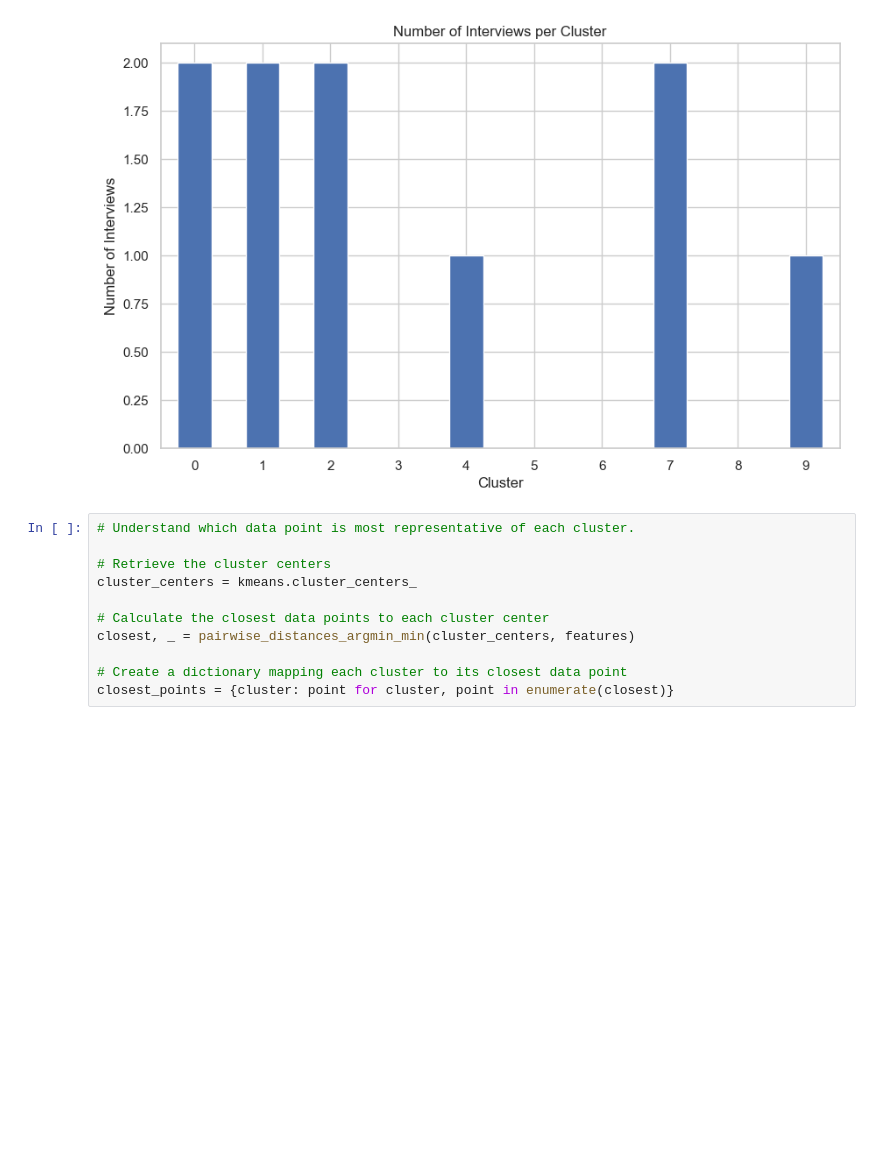
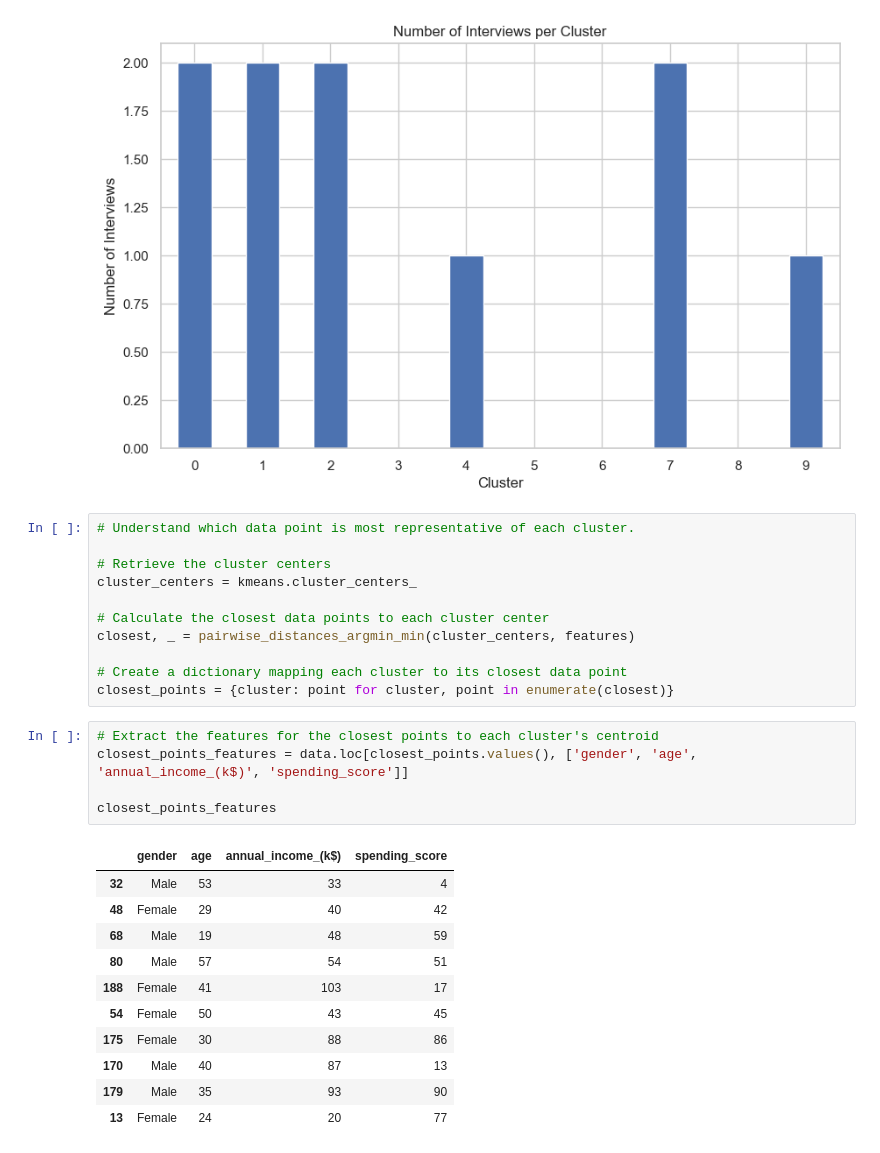
Before and after one commit to JamisonProctor/interviewed_customer_relationship_clusterer, a Jupyter notebook: interviewed_clusterer.ipynb, the cells around one changed output. Drawn from its saved outputs; the diff is of its cells as text; blank space fills up the shorter version.

```diff
--- a/interviewed_clusterer.ipynb
+++ b/interviewed_clusterer.ipynb
@@ -313,3 +311,20 @@ closest, _ = pairwise_distances_argmin_min(cluster_centers, features)
 
 # Create a dictionary mapping each cluster to its closest data point
 closest_points = {cluster: point for cluster, point in enumerate(closest)}
+# %%
+# Extract the features for the closest points to each cluster's centroid
+closest_points_features = data.loc[closest_points.values(), ['gender', 'age', 'annual_income_(k$)', 'spending_score']]
+
+closest_points_features
+# %% [output]
+|  | gender | age | annual_income_(k$) | spending_score |
+| 32 | Male | 53 | 33 | 4 |
+| 48 | Female | 29 | 40 | 42 |
+| 68 | Male | 19 | 48 | 59 |
+| 80 | Male | 57 | 54 | 51 |
+| 188 | Female | 41 | 103 | 17 |
+| 54 | Female | 50 | 43 | 45 |
+| 175 | Female | 30 | 88 | 86 |
+| 170 | Male | 40 | 87 | 13 |
+| 179 | Male | 35 | 93 | 90 |
+| 13 | Female | 24 | 20 | 77 |
```
Also changed, not shown: parts of 3 cells of this notebook.
